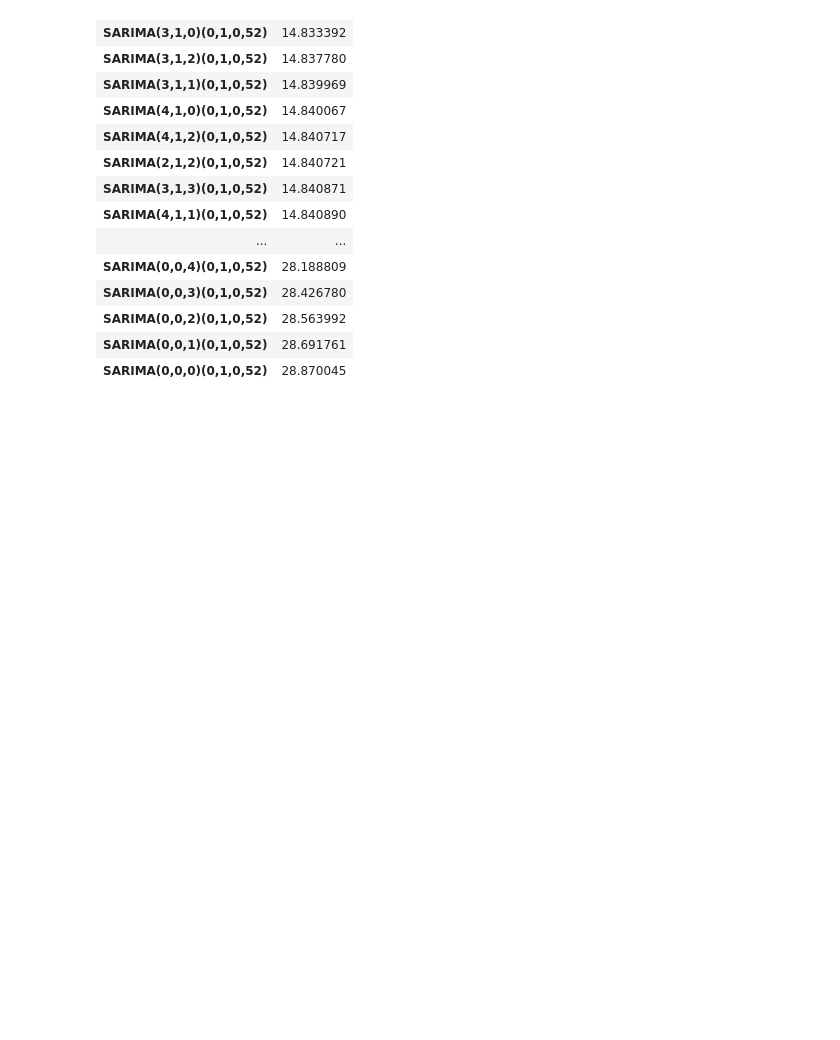
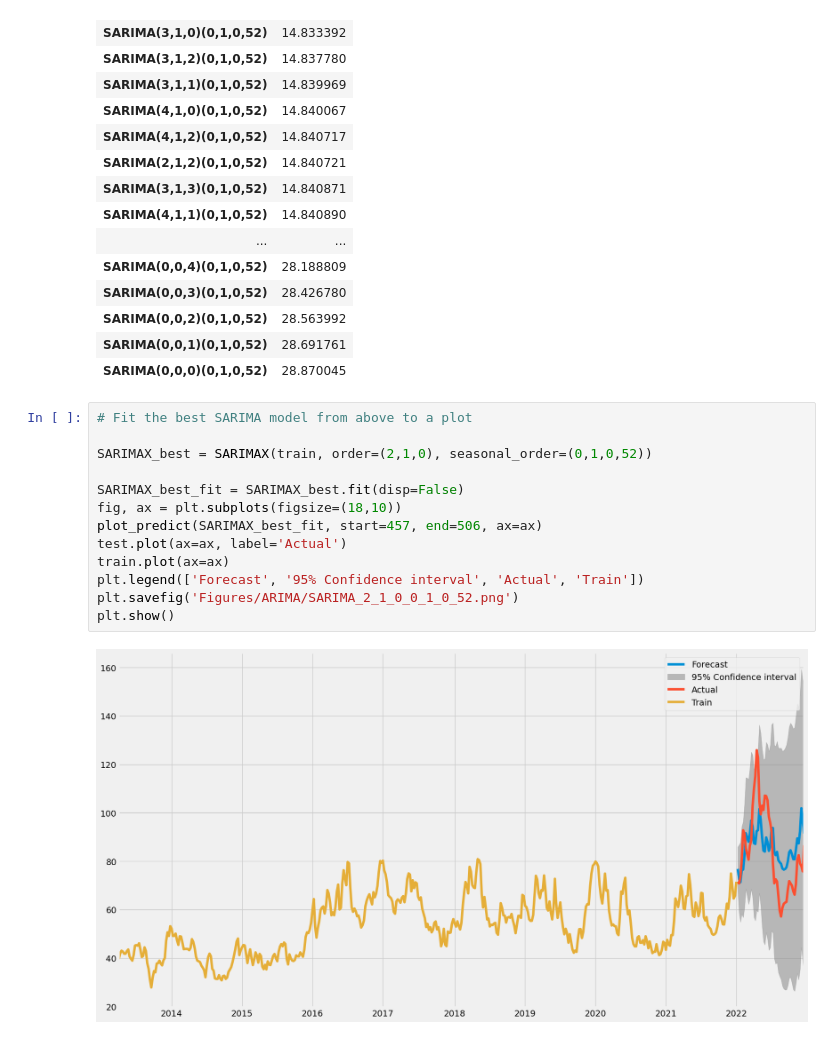
Before and after one commit to BachelorLaks/bachelor2023, a Jupyter notebook: data/ARIMA.ipynb, the cells around one changed output. Saved outputs shown, nothing was run; the diff lists cells and outputs as text; blank space fills up the shorter version.

Commit message:
Added several new models and RMSE.

```diff
--- a/data/ARIMA.ipynb
+++ b/data/ARIMA.ipynb
@@ -489,3 +487,18 @@ SARIMA_RMSE_df2.sort_values(by=['RMSE'], ascending=True)
 | SARIMA(0,0,2)(0,1,0,52) | 28.563992 |
 | SARIMA(0,0,1)(0,1,0,52) | 28.691761 |
 | SARIMA(0,0,0)(0,1,0,52) | 28.870045 |
+# %%
+# Fit the best SARIMA model from above to a plot
+
+SARIMAX_best = SARIMAX(train, order=(2,1,0), seasonal_order=(0,1,0,52))
+
+SARIMAX_best_fit = SARIMAX_best.fit(disp=False)
+fig, ax = plt.subplots(figsize=(18,10))
+plot_predict(SARIMAX_best_fit, start=457, end=506, ax=ax)
+test.plot(ax=ax, label='Actual')
+train.plot(ax=ax)
+plt.legend(['Forecast', '95% Confidence interval', 'Actual', 'Train'])
+plt.savefig('Figures/ARIMA/SARIMA_2_1_0_0_1_0_52.png')
+plt.show()
+# %% [output]
+[figure, added]
```
Also changed, not shown: parts of 17 cells of this notebook, 8 other files.
